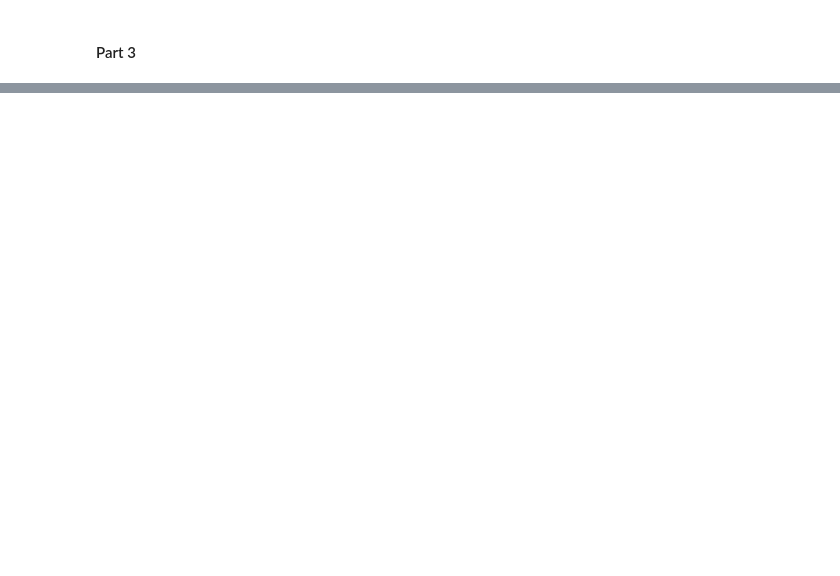
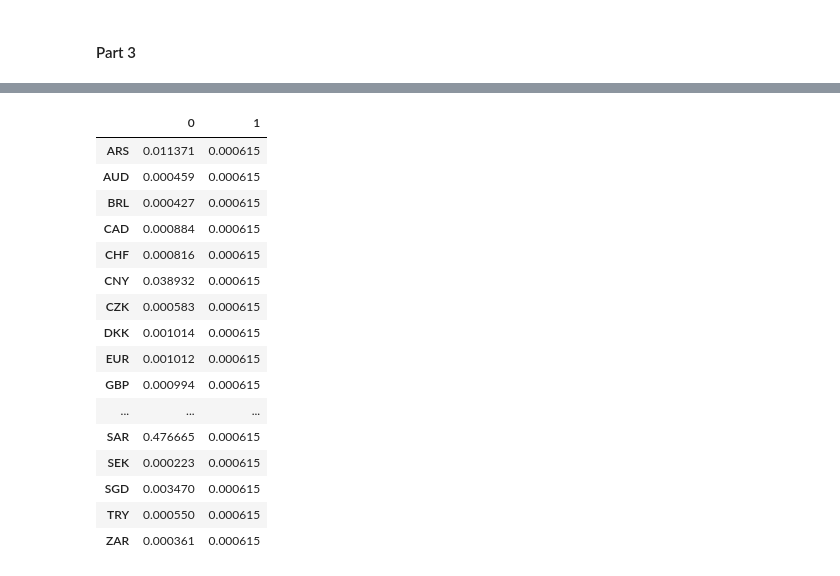
Before and after one commit to NehrenD/algo_trading_and_quant_strategies, a Jupyter notebook: exercises/chapter6_solutions.ipynb, the cells around one changed output, grey strips where cells are left out. Cells and saved outputs as stored; diff of their text form; code cells hidden in the pictures; blank space fills up the shorter version.

```diff
--- a/exercises/chapter6_solutions.ipynb
+++ b/exercises/chapter6_solutions.ipynb
@@ -1325,0 +1347,5 @@ sigma_star
+# %%
+w_eq = np.ones(24)/N
+# %%
+w_ivar = 1/np.var(fx_ret)
+w_ivar /= w_ivar.sum()
@@ -1325,0 +1354,20 @@ sigma_star
+# %%
+pd.concat((w_ivar,pd.Series(w_eq,index=w_ivar.index)),axis=1)
+# %% [output]
+|  | 0 | 1 |
+| ARS | 0.011371 | 0.000615 |
+| AUD | 0.000459 | 0.000615 |
+| BRL | 0.000427 | 0.000615 |
+| CAD | 0.000884 | 0.000615 |
+| CHF | 0.000816 | 0.000615 |
+| CNY | 0.038932 | 0.000615 |
+| CZK | 0.000583 | 0.000615 |
+| DKK | 0.001014 | 0.000615 |
+| EUR | 0.001012 | 0.000615 |
+| GBP | 0.000994 | 0.000615 |
+| ... | ... | ... |
+| SAR | 0.476665 | 0.000615 |
+| SEK | 0.000223 | 0.000615 |
+| SGD | 0.003470 | 0.000615 |
+| TRY | 0.000550 | 0.000615 |
+| ZAR | 0.000361 | 0.000615 |
```
Also changed, not shown: parts of 4 cells of this notebook.
